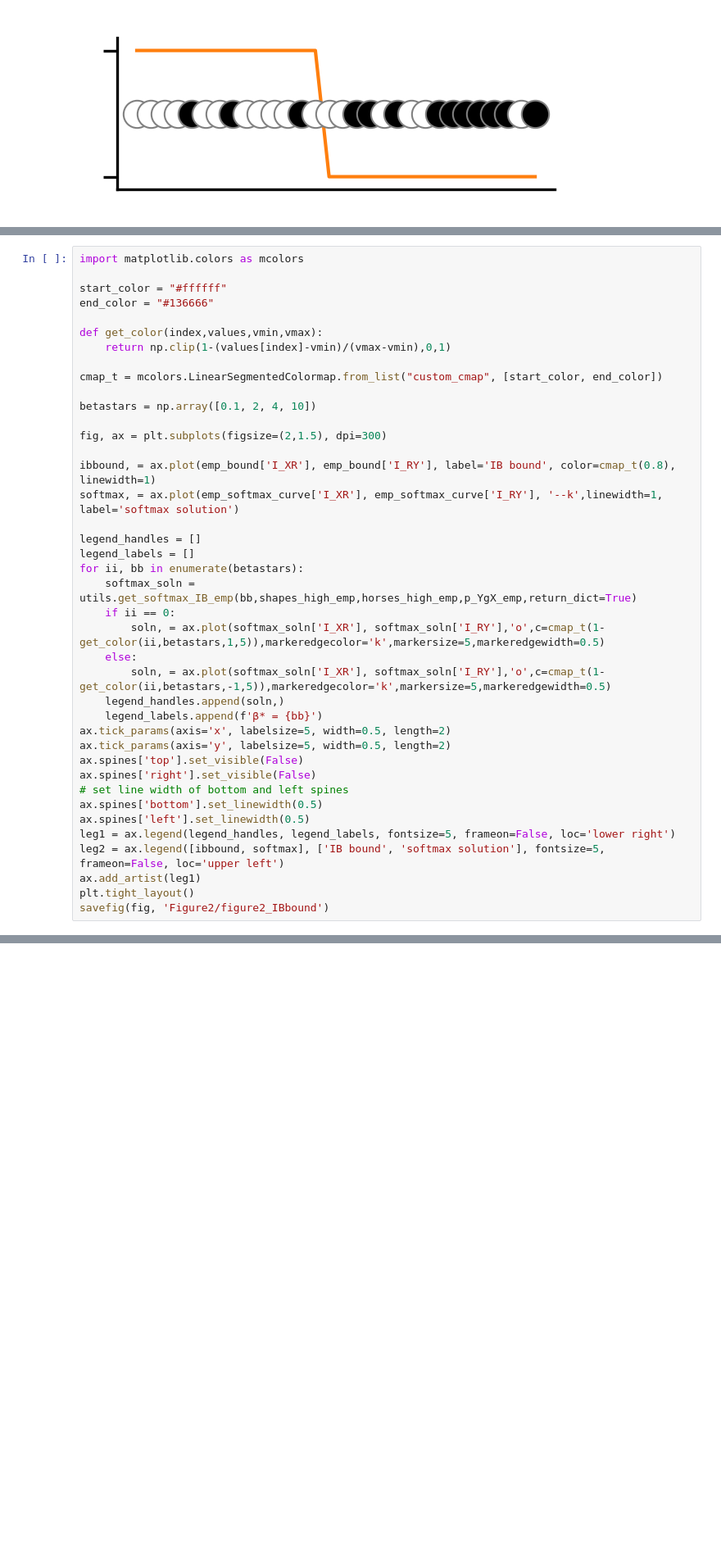
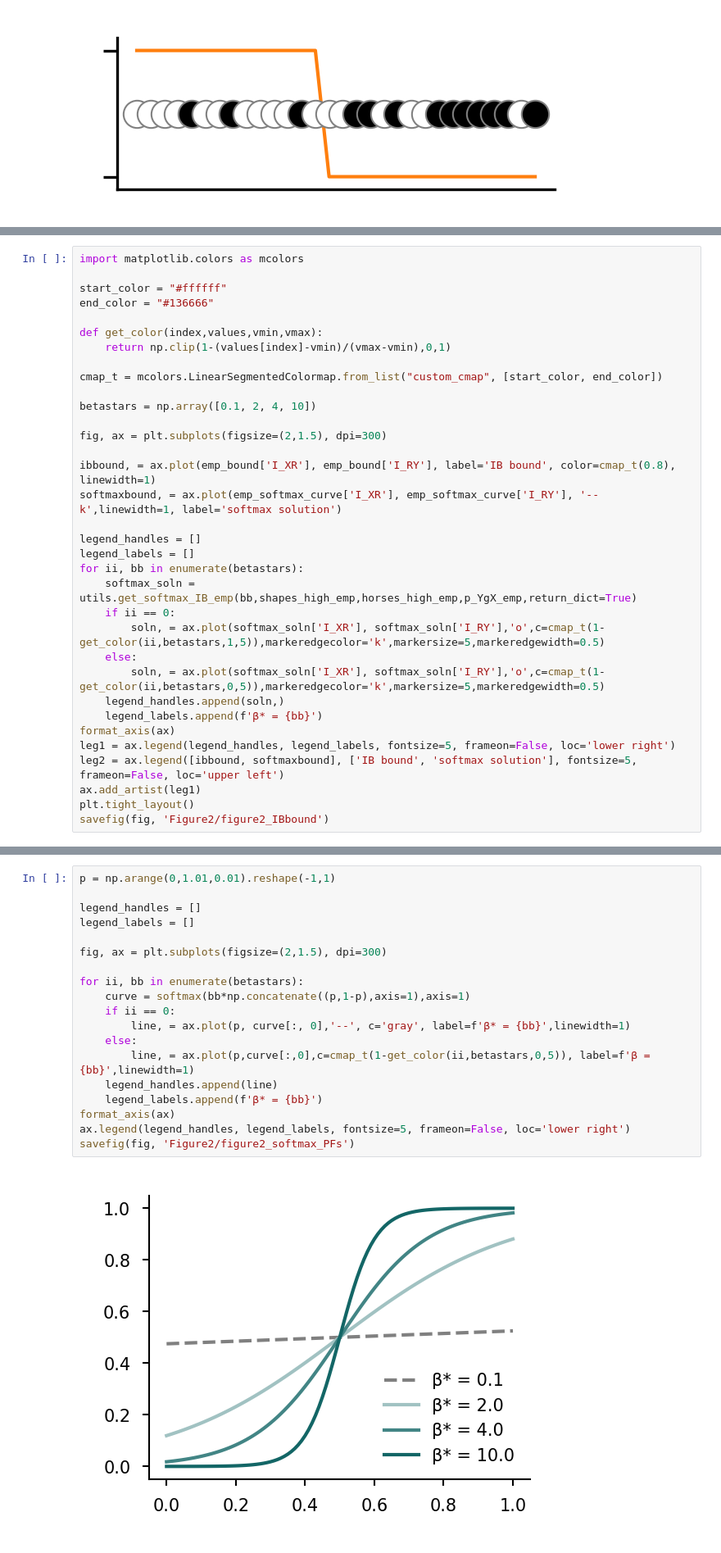
Before and after one commit to jacobaparker/human-inference-IB, a Jupyter notebook: main_analyses_figures.ipynb, the cells around one changed output, grey strips where cells are left out. Shown at 82% size. Cells and saved outputs as stored; diff of their text form; blank space fills up the shorter version.

```diff
--- a/main_analyses_figures.ipynb
+++ b/main_analyses_figures.ipynb
@@ -157,7 +195,7 @@ betastars = np.array([0.1, 2, 4, 10])
 fig, ax = plt.subplots(figsize=(2,1.5), dpi=300)
 
 ibbound, = ax.plot(emp_bound['I_XR'], emp_bound['I_RY'], label='IB bound', color=cmap_t(0.8), linewidth=1)
-softmax, = ax.plot(emp_softmax_curve['I_XR'], emp_softmax_curve['I_RY'], '--k',linewidth=1, label='softmax solution')
+softmaxbound, = ax.plot(emp_softmax_curve['I_XR'], emp_softmax_curve['I_RY'], '--k',linewidth=1, label='softmax solution')
 
 legend_handles = []
 legend_labels = []
@@ -166,20 +204,35 @@ for ii, bb in enumerate(betastars):
     if ii == 0:
         soln, = ax.plot(softmax_soln['I_XR'], softmax_soln['I_RY'],'o',c=cmap_t(1-get_color(ii,betastars,1,5)),markeredgecolor='k',markersize=5,markeredgewidth=0.5)
     else:
-        soln, = ax.plot(softmax_soln['I_XR'], softmax_soln['I_RY'],'o',c=cmap_t(1-get_color(ii,betastars,-1,5)),markeredgecolor='k',markersize=5,markeredgewidth=0.5)
+        soln, = ax.plot(softmax_soln['I_XR'], softmax_soln['I_RY'],'o',c=cmap_t(1-get_color(ii,betastars,0,5)),markeredgecolor='k',markersize=5,markeredgewidth=0.5)
     legend_handles.append(soln,)
     legend_labels.append(f'β* = {bb}')
-ax.tick_params(axis='x', labelsize=5, width=0.5, length=2)
-ax.tick_params(axis='y', labelsize=5, width=0.5, length=2)
-ax.spines['top'].set_visible(False)
-ax.spines['right'].set_visible(False)
-# set line width of bottom and left spines
-ax.spines['bottom'].set_linewidth(0.5)
-ax.spines['left'].set_linewidth(0.5)
+format_axis(ax)
 leg1 = ax.legend(legend_handles, legend_labels, fontsize=5, frameon=False, loc='lower right')
-leg2 = ax.legend([ibbound, softmax], ['IB bound', 'softmax solution'], fontsize=5, frameon=False, loc='upper left')
+leg2 = ax.legend([ibbound, softmaxbound], ['IB bound', 'softmax solution'], fontsize=5, frameon=False, loc='upper left')
 ax.add_artist(leg1)
 plt.tight_layout()
 savefig(fig, 'Figure2/figure2_IBbound')
 # %% [output]
 [figure]
+# %%
+p = np.arange(0,1.01,0.01).reshape(-1,1)
+
+legend_handles = []
+legend_labels = []
+
+fig, ax = plt.subplots(figsize=(2,1.5), dpi=300)
+
+for ii, bb in enumerate(betastars):
+    curve = softmax(bb*np.concatenate((p,1-p),axis=1),axis=1)
+    if ii == 0:
+        line, = ax.plot(p, curve[:, 0],'--', c='gray', label=f'β* = {bb}',linewidth=1)
+    else:
+        line, = ax.plot(p,curve[:,0],c=cmap_t(1-get_color(ii,betastars,0,5)), label=f'β = {bb}',linewidth=1)
+    legend_handles.append(line)
+    legend_labels.append(f'β* = {bb}')
+format_axis(ax)
+ax.legend(legend_handles, legend_labels, fontsize=5, frameon=False, loc='lower right')
+savefig(fig, 'Figure2/figure2_softmax_PFs')
+# %% [output]
+[figure, added]
```
Also changed, not shown: parts of 17 cells of this notebook, 2 other files.
